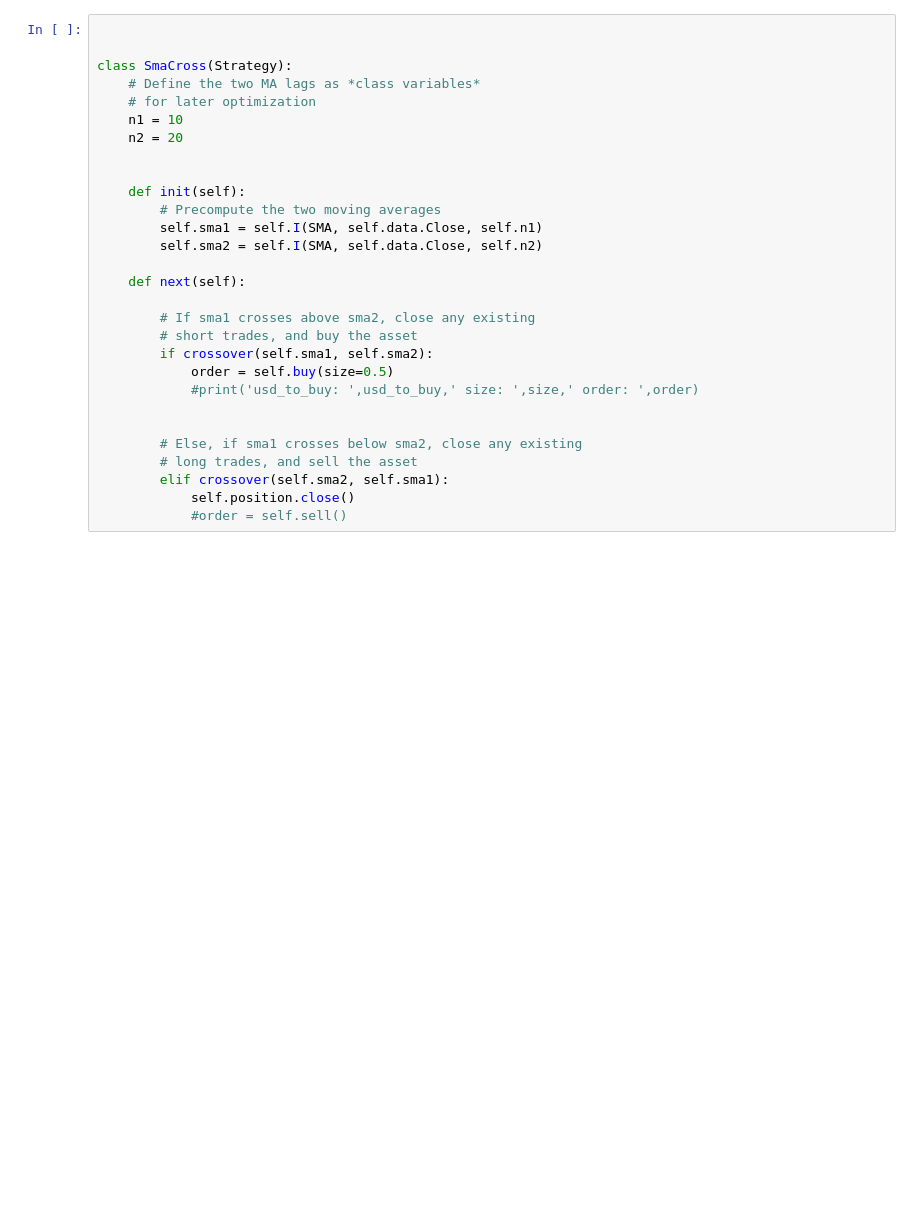
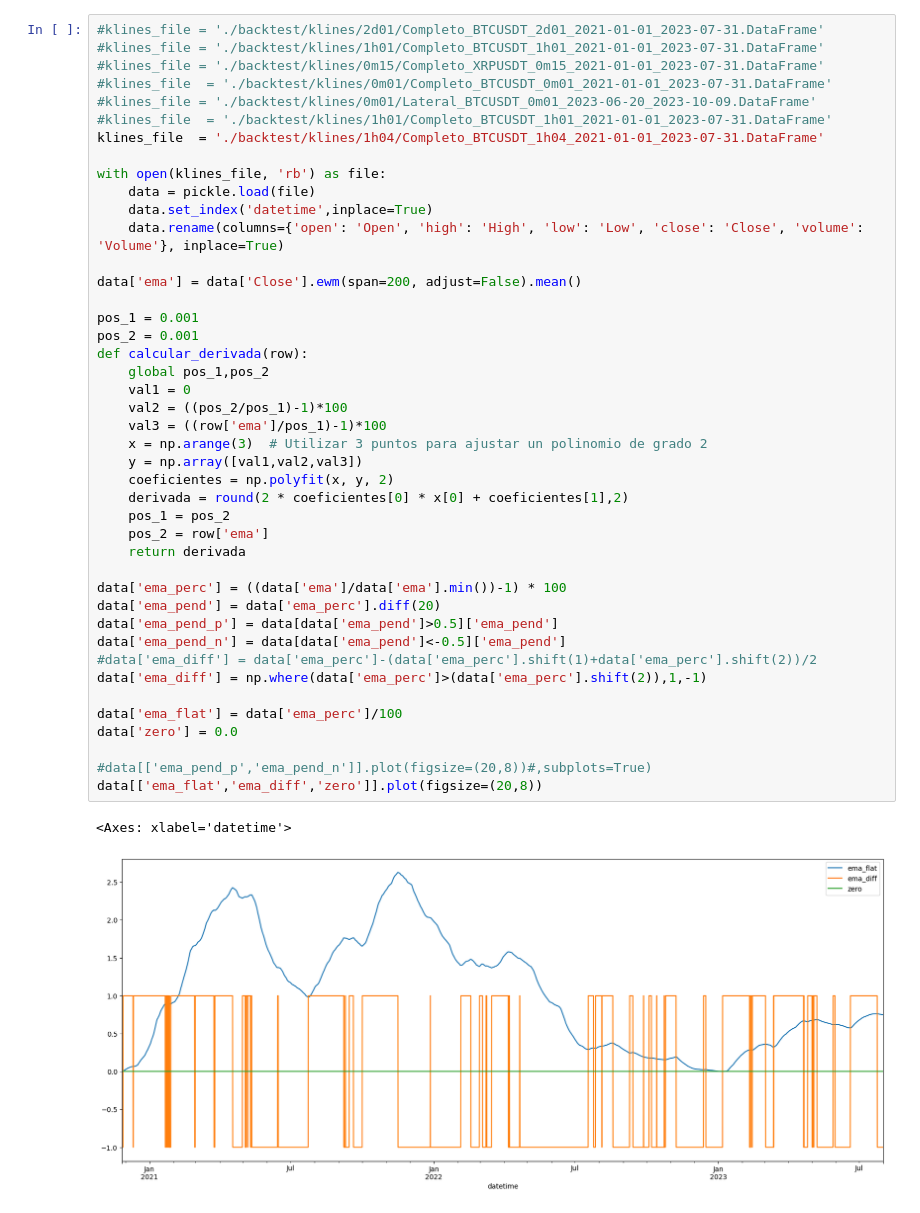
Before and after one commit to lbisaro/ie, a Jupyter notebook: www/backtest/Backtesting_test.ipynb, the cells around one changed output. Saved outputs shown, nothing was run; the diff lists cells and outputs as text; blank space fills up the shorter version.

```diff
--- a/www/backtest/Backtesting_test.ipynb
+++ b/www/backtest/Backtesting_test.ipynb
@@ -39,29 +16,46 @@ def SMA(values, n):
-# %%
-
-
-class SmaCross(Strategy):
-    # Define the two MA lags as *class variables*
-    # for later optimization
-    n1 = 10
-    n2 = 20
-
-
-    def init(self):
-        # Precompute the two moving averages
-        self.sma1 = self.I(SMA, self.data.Close, self.n1)
-        self.sma2 = self.I(SMA, self.data.Close, self.n2)
-
-    def next(self):
-
-        # If sma1 crosses above sma2, close any existing
-        # short trades, and buy the asset
-        if crossover(self.sma1, self.sma2):
-            order = self.buy(size=0.5)
-            #print('usd_to_buy: ',usd_to_buy,' size: ',size,' order: ',order)
-
-
-        # Else, if sma1 crosses below sma2, close any existing
-        # long trades, and sell the asset
-        elif crossover(self.sma2, self.sma1):
-            self.position.close()
-            #order = self.sell()
+# %%
+#klines_file = './backtest/klines/2d01/Completo_BTCUSDT_2d01_2021-01-01_2023-07-31.DataFrame'
+#klines_file = './backtest/klines/1h01/Completo_BTCUSDT_1h01_2021-01-01_2023-07-31.DataFrame'
+#klines_file = './backtest/klines/0m15/Completo_XRPUSDT_0m15_2021-01-01_2023-07-31.DataFrame'
+#klines_file  = './backtest/klines/0m01/Completo_BTCUSDT_0m01_2021-01-01_2023-07-31.DataFrame'
+#klines_file = './backtest/klines/0m01/Lateral_BTCUSDT_0m01_2023-06-20_2023-10-09.DataFrame'
+#klines_file  = './backtest/klines/1h01/Completo_BTCUSDT_1h01_2021-01-01_2023-07-31.DataFrame'
+klines_file  = './backtest/klines/1h04/Completo_BTCUSDT_1h04_2021-01-01_2023-07-31.DataFrame'
+
+with open(klines_file, 'rb') as file:
+    data = pickle.load(file)
+    data.set_index('datetime',inplace=True)
+    data.rename(columns={'open': 'Open', 'high': 'High', 'low': 'Low', 'close': 'Close', 'volume': 'Volume'}, inplace=True)
+
+data['ema'] = data['Close'].ewm(span=200, adjust=False).mean()
+
+pos_1 = 0.001
+pos_2 = 0.001
+def calcular_derivada(row):
+    global pos_1,pos_2
+    val1 = 0
+    val2 = ((pos_2/pos_1)-1)*100
+    val3 = ((row['ema']/pos_1)-1)*100
+    x = np.arange(3)  # Utilizar 3 puntos para ajustar un polinomio de grado 2
+    y = np.array([val1,val2,val3])
+    coeficientes = np.polyfit(x, y, 2)
+    derivada = round(2 * coeficientes[0] * x[0] + coeficientes[1],2)
+    pos_1 = pos_2
+    pos_2 = row['ema']
+    return derivada
+
+data['ema_perc'] = ((data['ema']/data['ema'].min())-1) * 100
+data['ema_pend'] = data['ema_perc'].diff(20)
+data['ema_pend_p'] = data[data['ema_pend']>0.5]['ema_pend']
+data['ema_pend_n'] = data[data['ema_pend']<-0.5]['ema_pend']
+#data['ema_diff'] = data['ema_perc']-(data['ema_perc'].shift(1)+data['ema_perc'].shift(2))/2
+data['ema_diff'] = np.where(data['ema_perc']>(data['ema_perc'].shift(2)),1,-1)
+
+data['ema_flat'] = data['ema_perc']/100
+data['zero'] = 0.0
+
+#data[['ema_pend_p','ema_pend_n']].plot(figsize=(20,8))#,subplots=True)
+data[['ema_flat','ema_diff','zero']].plot(figsize=(20,8))
+# %% [output]
+<Axes: xlabel='datetime'>
+[figure, added]
```
Also changed, not shown: parts of 10 cells of this notebook, 28 other files.
